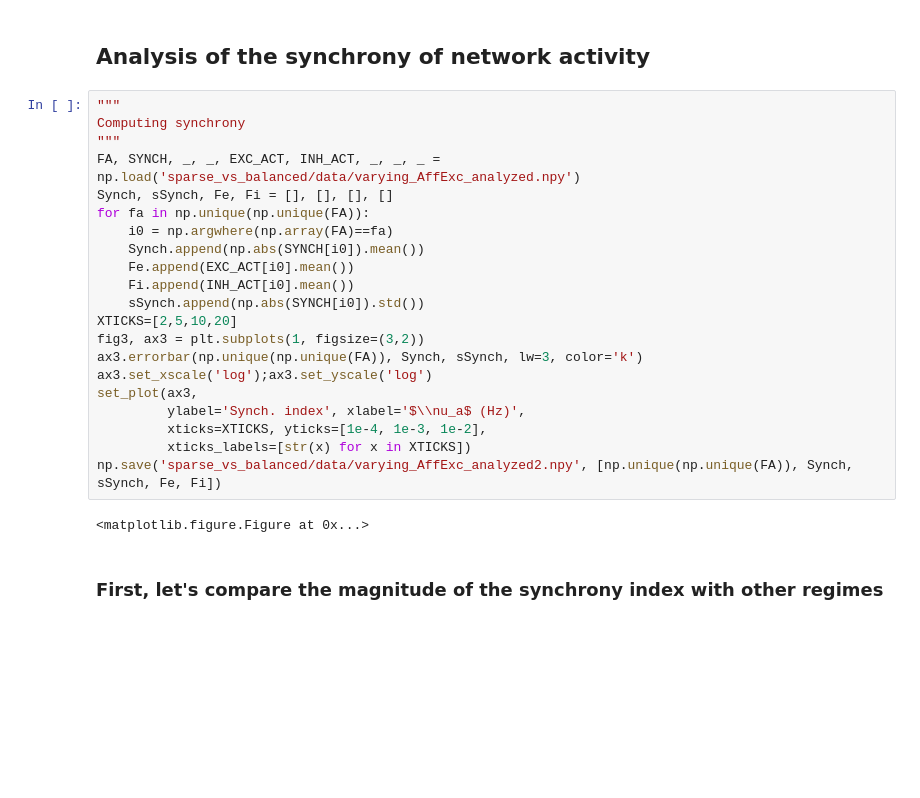
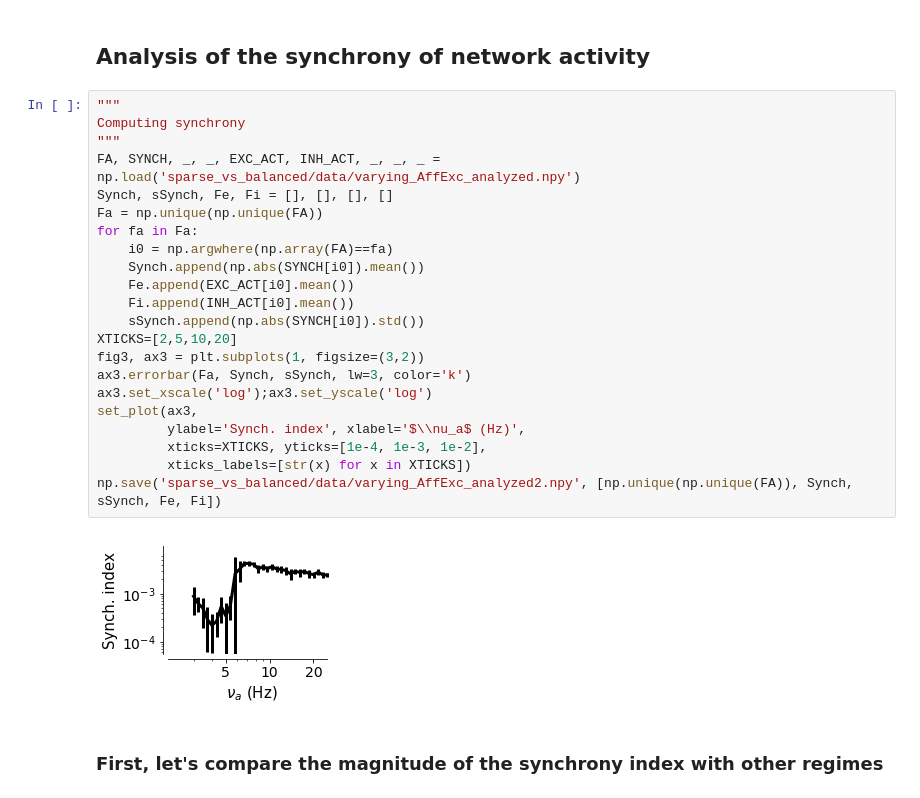
Before and after one commit to yzerlaut/notebook_papers, a Jupyter notebook: Sparse_vs_Balanced.ipynb, the cells around one changed output. Drawn from its saved outputs; the diff is of its cells as text; blank space fills up the shorter version.

```diff
--- a/Sparse_vs_Balanced.ipynb
+++ b/Sparse_vs_Balanced.ipynb
@@ -213,26 +213,27 @@ fig1, fig2 = plot_act_vs_aff_level('sparse_vs_balanced/data/varying_AffExc_analy
 # %%
 """
 Computing synchrony
 """
 FA, SYNCH, _, _, EXC_ACT, INH_ACT, _, _, _ = np.load('sparse_vs_balanced/data/varying_AffExc_analyzed.npy')
 Synch, sSynch, Fe, Fi = [], [], [], []
-for fa in np.unique(np.unique(FA)):
+Fa = np.unique(np.unique(FA))
+for fa in Fa:
     i0 = np.argwhere(np.array(FA)==fa)
     Synch.append(np.abs(SYNCH[i0]).mean())
     Fe.append(EXC_ACT[i0].mean())
     Fi.append(INH_ACT[i0].mean())
     sSynch.append(np.abs(SYNCH[i0]).std())
 XTICKS=[2,5,10,20]
 fig3, ax3 = plt.subplots(1, figsize=(3,2))
-ax3.errorbar(np.unique(np.unique(FA)), Synch, sSynch, lw=3, color='k')
+ax3.errorbar(Fa, Synch, sSynch, lw=3, color='k')
 ax3.set_xscale('log');ax3.set_yscale('log')
 set_plot(ax3,
          ylabel='Synch. index', xlabel='$\\nu_a$ (Hz)',
          xticks=XTICKS, yticks=[1e-4, 1e-3, 1e-2],
          xticks_labels=[str(x) for x in XTICKS])
 np.save('sparse_vs_balanced/data/varying_AffExc_analyzed2.npy', [np.unique(np.unique(FA)), Synch, sSynch, Fe, Fi])
 # %% [output]
-<matplotlib.figure.Figure at 0x...>
+[figure, added]
 # %% [markdown]
 ### First, let's compare the magnitude of the synchrony index with other regimes
 # %% [markdown]
```
Also changed, not shown: parts of 15 cells of this notebook, 1 other file.
